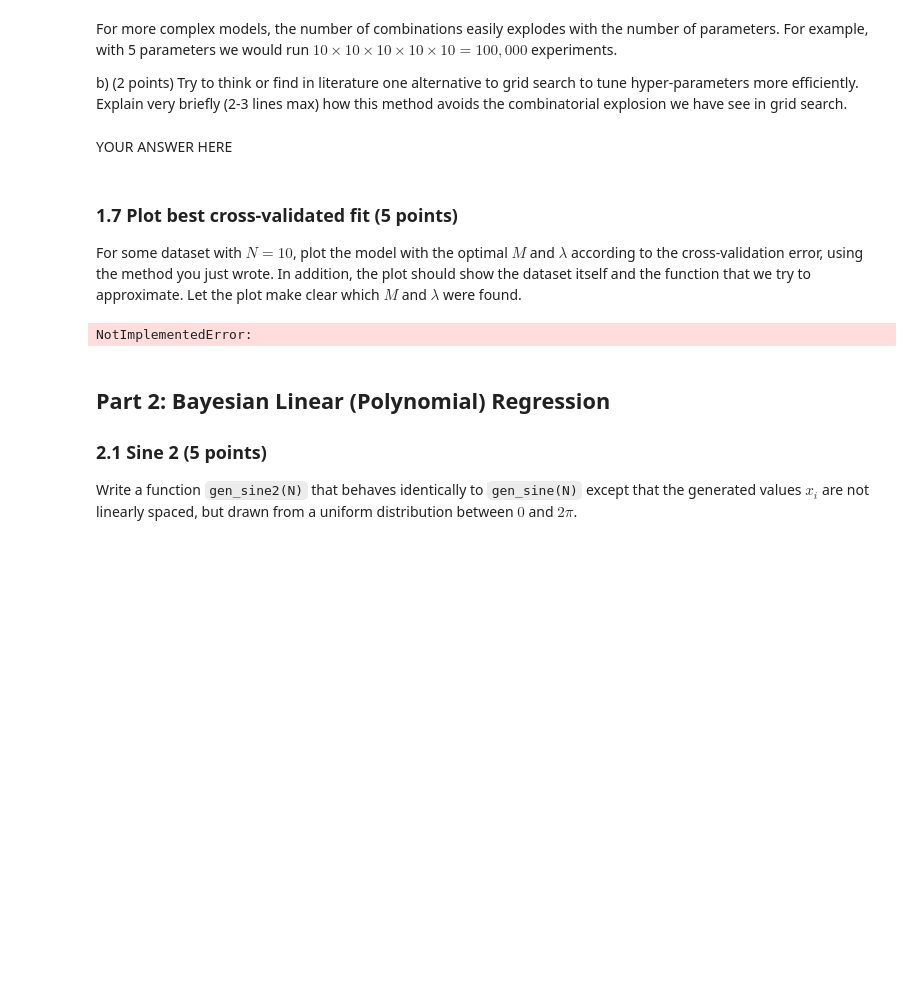
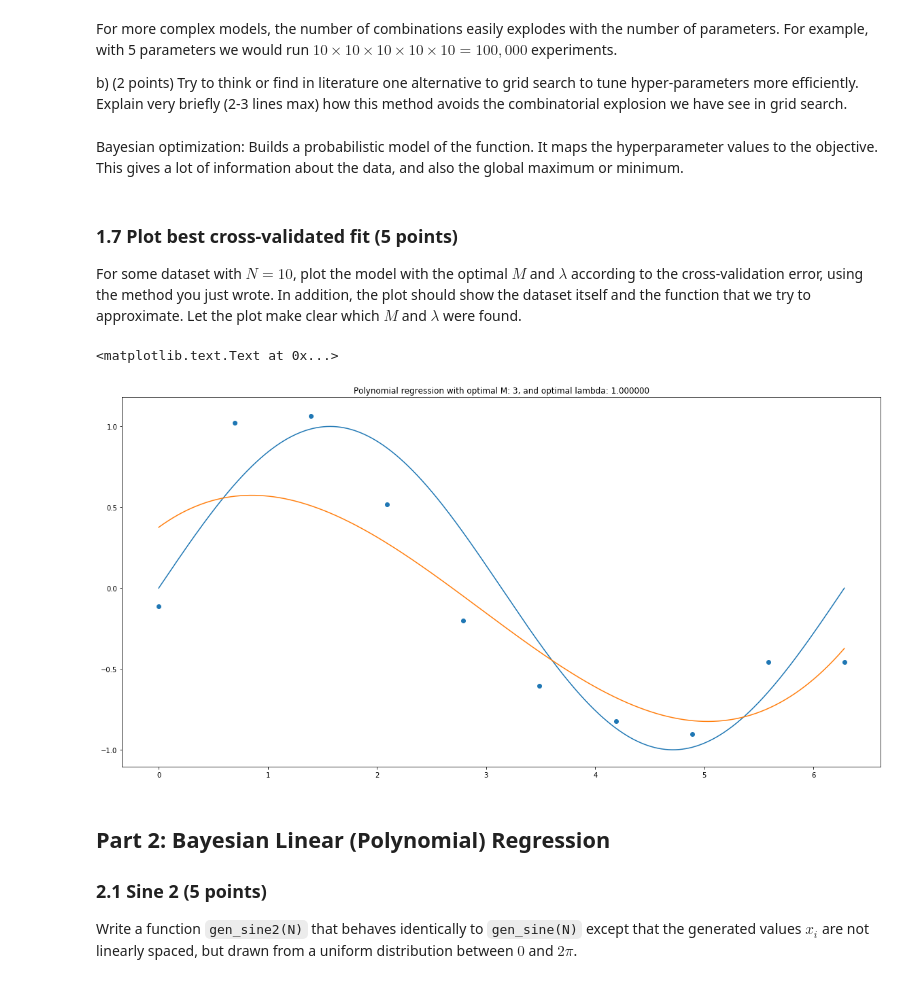
Before and after one commit to MBonnee/ML1, a Jupyter notebook: lab1/12065064_11883936_lab1.ipynb, the cells around one changed output. Cells and saved outputs as stored; diff of their text form; code cells hidden in the pictures; blank space fills up the shorter version.

```diff
--- a/lab1/12065064_11883936_lab1.ipynb
+++ b/lab1/12065064_11883936_lab1.ipynb
@@ -266,12 +279,31 @@ def kfold_indices(N, k):
         valid_folds.append(valid_indices)
         train_folds.append(np.setdiff1d(all_indices, valid_indices))
     return train_folds, valid_folds
-# %%
-def find_best_m_and_lamb(x, t):
-    # YOUR CODE HERE
-    raise NotImplementedError()
-
-    return M_best, lamb_best
+# %%
+def find_best_m_and_lamb(x, t):
+    train_folds, valid_folds = kfold_indices(10, 5)
+    M = np.arange(11)
+    lambs = np.exp(np.fliplr([M])[0])
+
+    M_best = 0
+    lamb_best = 0
+    min_mean_error = 1000000
+
+    for i, m in enumerate(M):
+        for j, lamb in enumerate(lambs):
+            errors = []
+            for train, valid in zip(train_folds, valid_folds):
+                errors.append(pred_error(x[train], x[valid], t[train], t[valid], m, lamb))
+
+            if(np.mean(errors) <= min_mean_error):
+                min_mean_error = np.mean(errors)
+                M_best = M[i]
+                lamb_best = lambs[j]
+
+    return M_best, lamb_best
+
+x, t = gen_sine(10)
+M_best, lamb_best = find_best_m_and_lamb(x, t)
 # %%
 ### If you want you can write your own test here
 # %% [markdown]
@@ -287,17 +319,27 @@ YOUR ANSWER HERE
 For more complex models, the number of combinations easily explodes with the number of parameters. For example, with 5 parameters we would run $10 \times 10 \times 10 \times 10 \times 10 = 100,000$ experiments.
 
 b) (2 points) Try to think or find in literature one alternative to grid search to tune hyper-parameters more efficiently. Explain very briefly (2-3 lines max) how this method avoids the combinatorial explosion we have see in grid search.
-# %% [markdown]
-YOUR ANSWER HERE
+# %% [markdown]
+Bayesian optimization: Builds a probabilistic model of the function. It maps the hyperparameter values to the objective. This gives a lot of information about the data, and also the global maximum or minimum.
 # %% [markdown]
 ### 1.7 Plot best cross-validated fit (5 points)
 
 For some dataset with $N = 10$, plot the model with the optimal $M$ and $\lambda$ according to the cross-validation error, using the method you just wrote. In addition, the plot should show the dataset itself and the function that we try to approximate. Let the plot make clear which $M$ and $\lambda$ were found.
-# %%
-# YOUR CODE HERE
-raise NotImplementedError()
-# %% [output]
-NotImplementedError:
+# %%
+N = 10
+x, t = gen_sine(N)
+m, lamb = find_best_m_and_lamb(x, t)
+w, _ = fit_polynomial_reg(x,t,m, lamb)
+x_axes = np.linspace(0, 2*np.pi, 1000)
+Phi = designmatrix(x_axes, len(w))
+
+plt.plot(x_axes, np.sin(x_axes))
+plt.scatter(x,t)
+plt.plot(x_axes, np.dot(Phi, w))
+plt.title("Polynomial regression with optimal M: %d, and optimal lambda: %f" %(m, lamb))
+# %% [output]
+<matplotlib.text.Text at 0x...>
+[figure, added]
 # %% [markdown]
 ## Part 2: Bayesian Linear (Polynomial) Regression
 
```
Also changed, not shown: parts of 16 cells of this notebook.
